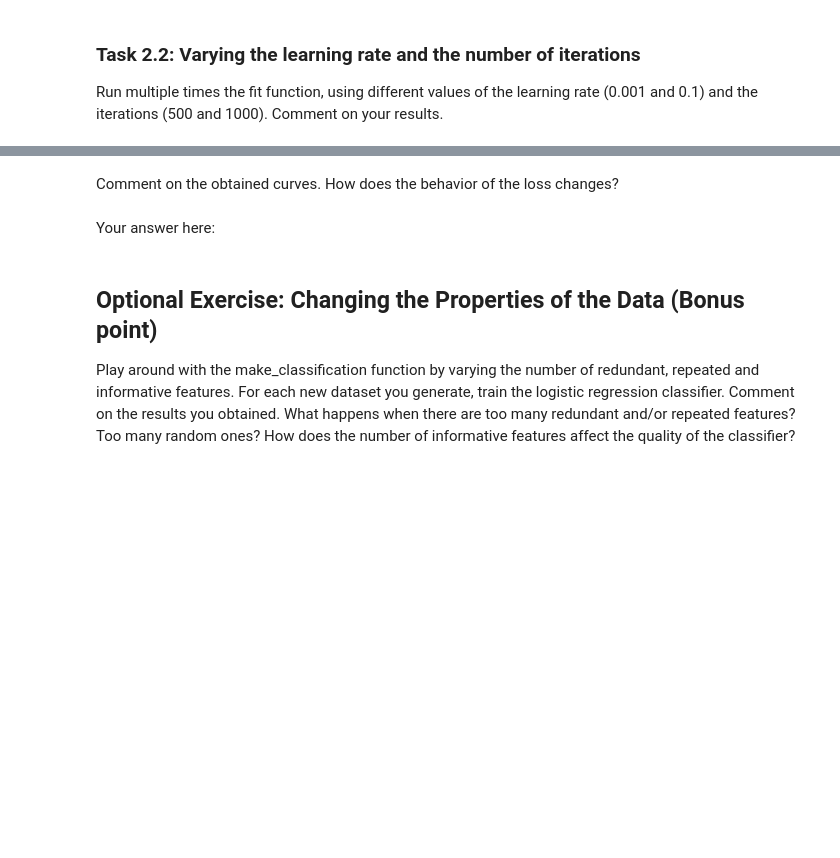
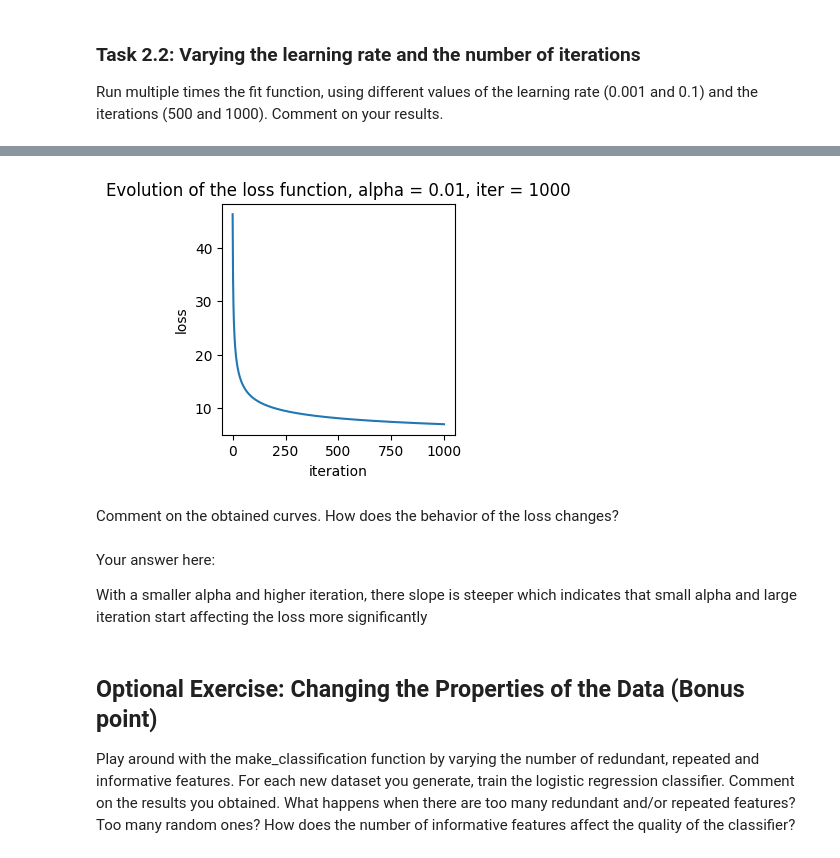
Before and after one commit to Coachsteveee/MALIS, a Jupyter notebook: labs/lab2/lr/log_reg_solver.ipynb, the cells around one changed output, grey strips where cells are left out. Saved outputs shown, nothing was run; the diff lists cells and outputs as text; code cells hidden in the pictures; blank space fills up the shorter version.

```diff
--- a/labs/lab2/lr/log_reg_solver.ipynb
+++ b/labs/lab2/lr/log_reg_solver.ipynb
@@ -282,7 +336,15 @@ Run multiple times the fit function, using different values of the learning rate
+# %%
+#We fit the model using a learning rate of 0.01 and 1000 iterations
+values = logistic.fit(X_tr,y_tr, 0.01, 1000)
+plot_loss('Evolution of the loss function, alpha = 0.01, iter = 1000', values)
+# %% [output]
+[figure, added]
 # %% [markdown]
 Comment on the obtained curves. How does the behavior of the loss changes?
 # %% [markdown]
 Your answer here:
+
+With a smaller alpha and higher iteration, there slope is steeper which indicates that small alpha and large iteration start affecting the loss more significantly
 # %% [markdown]
 ## Optional Exercise: Changing the Properties of the Data (Bonus point)
 Play around with the make_classification function by varying the number of redundant, repeated and informative features. For each new dataset you generate, train the logistic regression classifier. Comment on the results you obtained. What happens when there are too many redundant and/or repeated features? Too many random ones? How does the number of informative features affect the quality of the classifier?
```
Also changed, not shown: parts of 21 cells of this notebook.
